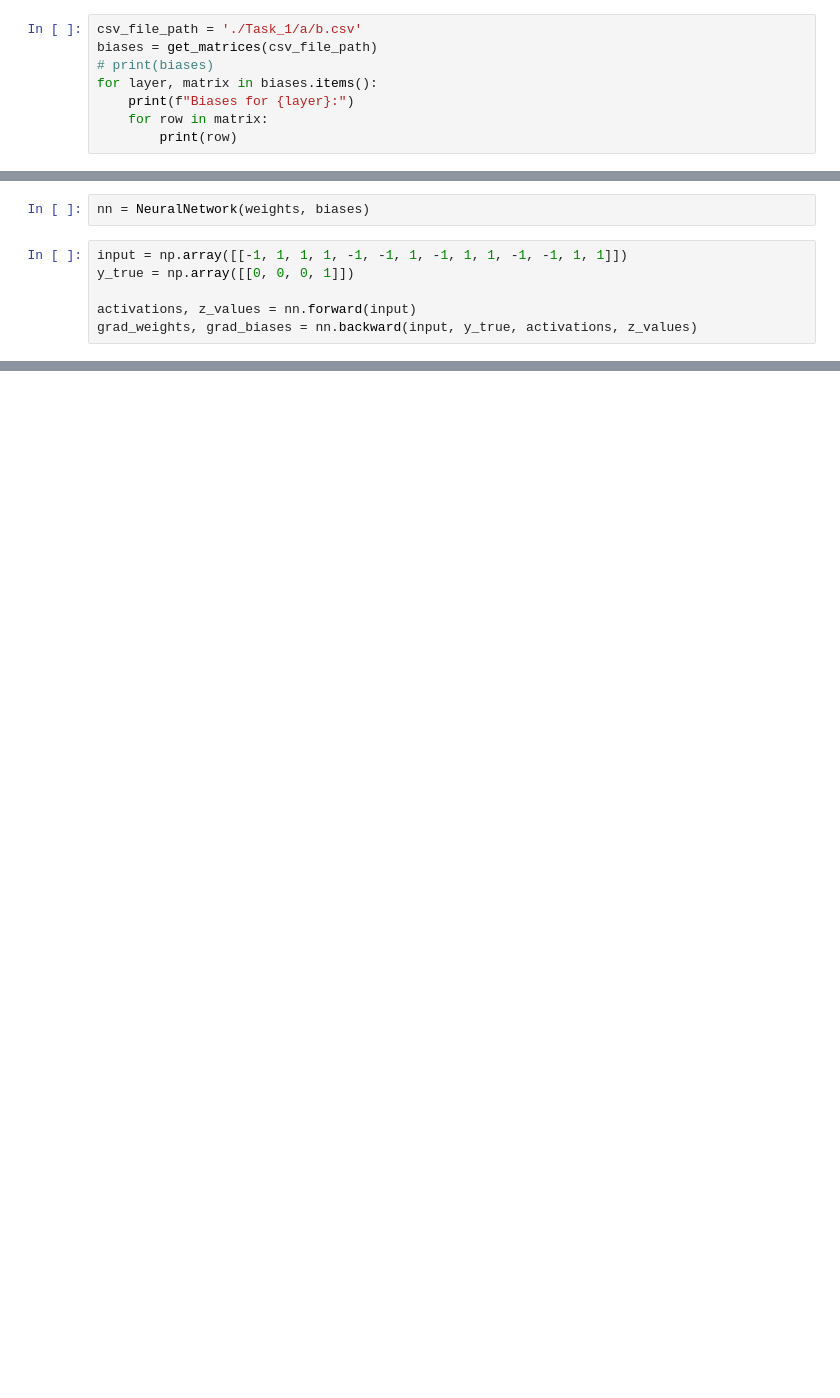
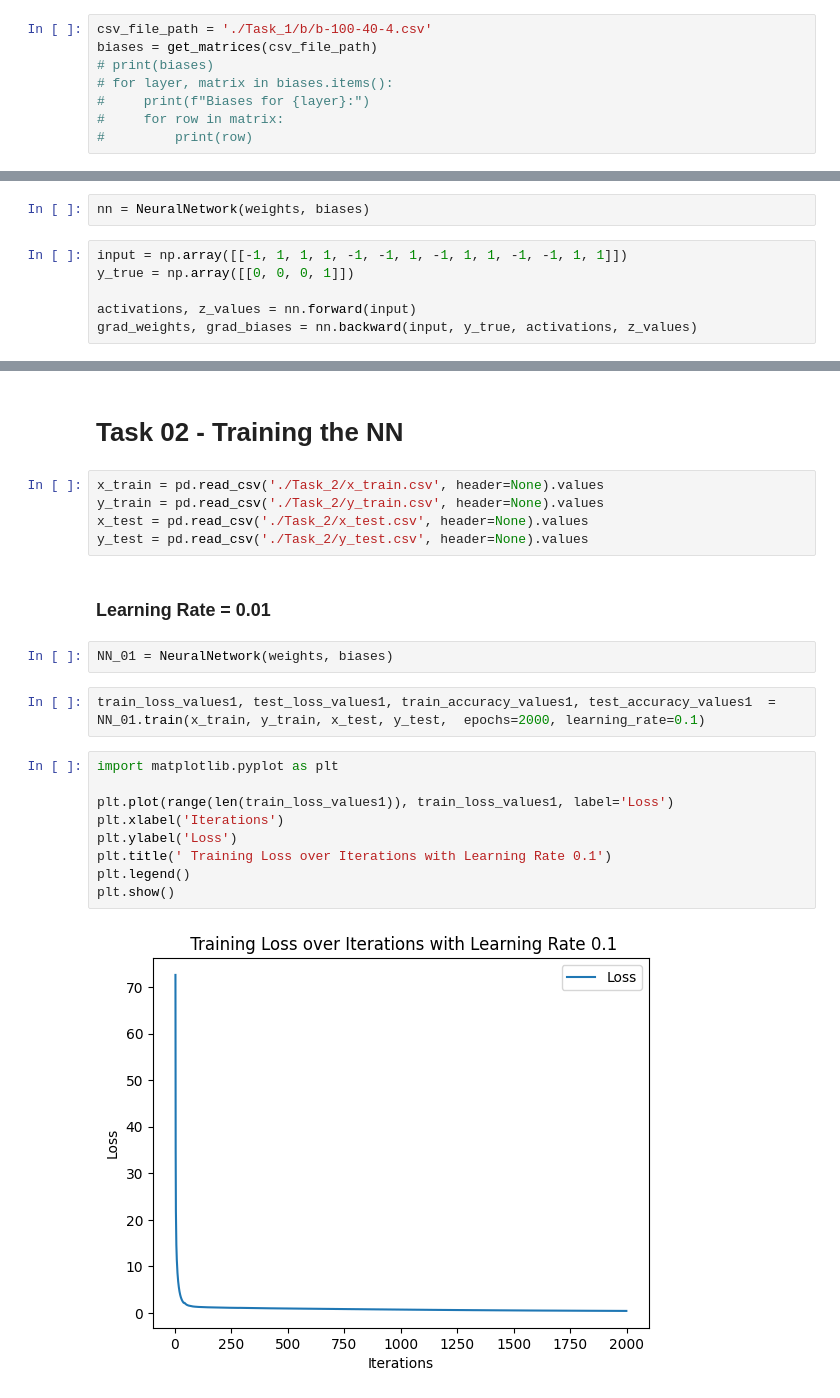
Before and after one commit to NisithDivantha/Building-a-Neural-Network-from-Scratch, a Jupyter notebook: Task_1.ipynb, the cells around one changed output, grey strips where cells are left out. Cells and saved outputs as stored; diff of their text form; blank space fills up the shorter version.

Commit message:
trained the NN with given data

```diff
--- a/Task_1.ipynb
+++ b/Task_1.ipynb
@@ -51,8 +33,8 @@ Weights for weights btw layer0 to layer1:
 # %%
-csv_file_path = './Task_1/a/b.csv'
+csv_file_path = './Task_1/b/b-100-40-4.csv'
 biases = get_matrices(csv_file_path)
 # print(biases)
-for layer, matrix in biases.items():
-    print(f"Biases for {layer}:")
-    for row in matrix:
-        print(row)
+# for layer, matrix in biases.items():
+#     print(f"Biases for {layer}:")
+#     for row in matrix:
+#         print(row)
@@ -154,0 +201,24 @@ nn.save_gradients_to_csv(grad_weights, 'grad_weights.csv')
+# %% [markdown]
+# Task 02 - Training the NN
+# %%
+x_train = pd.read_csv('./Task_2/x_train.csv', header=None).values
+y_train = pd.read_csv('./Task_2/y_train.csv', header=None).values
+x_test = pd.read_csv('./Task_2/x_test.csv', header=None).values
+y_test = pd.read_csv('./Task_2/y_test.csv', header=None).values
+# %% [markdown]
+### Learning Rate = 0.01
+# %%
+NN_01 = NeuralNetwork(weights, biases)
+# %%
+train_loss_values1, test_loss_values1, train_accuracy_values1, test_accuracy_values1  = NN_01.train(x_train, y_train, x_test, y_test,  epochs=2000, learning_rate=0.1)
+# %%
+import matplotlib.pyplot as plt
+
+plt.plot(range(len(train_loss_values1)), train_loss_values1, label='Loss')
+plt.xlabel('Iterations')
+plt.ylabel('Loss')
+plt.title(' Training Loss over Iterations with Learning Rate 0.1')
+plt.legend()
+plt.show()
+# %% [output]
+[figure, added]
```
Also changed, not shown: parts of 29 cells of this notebook, 38 other files.
